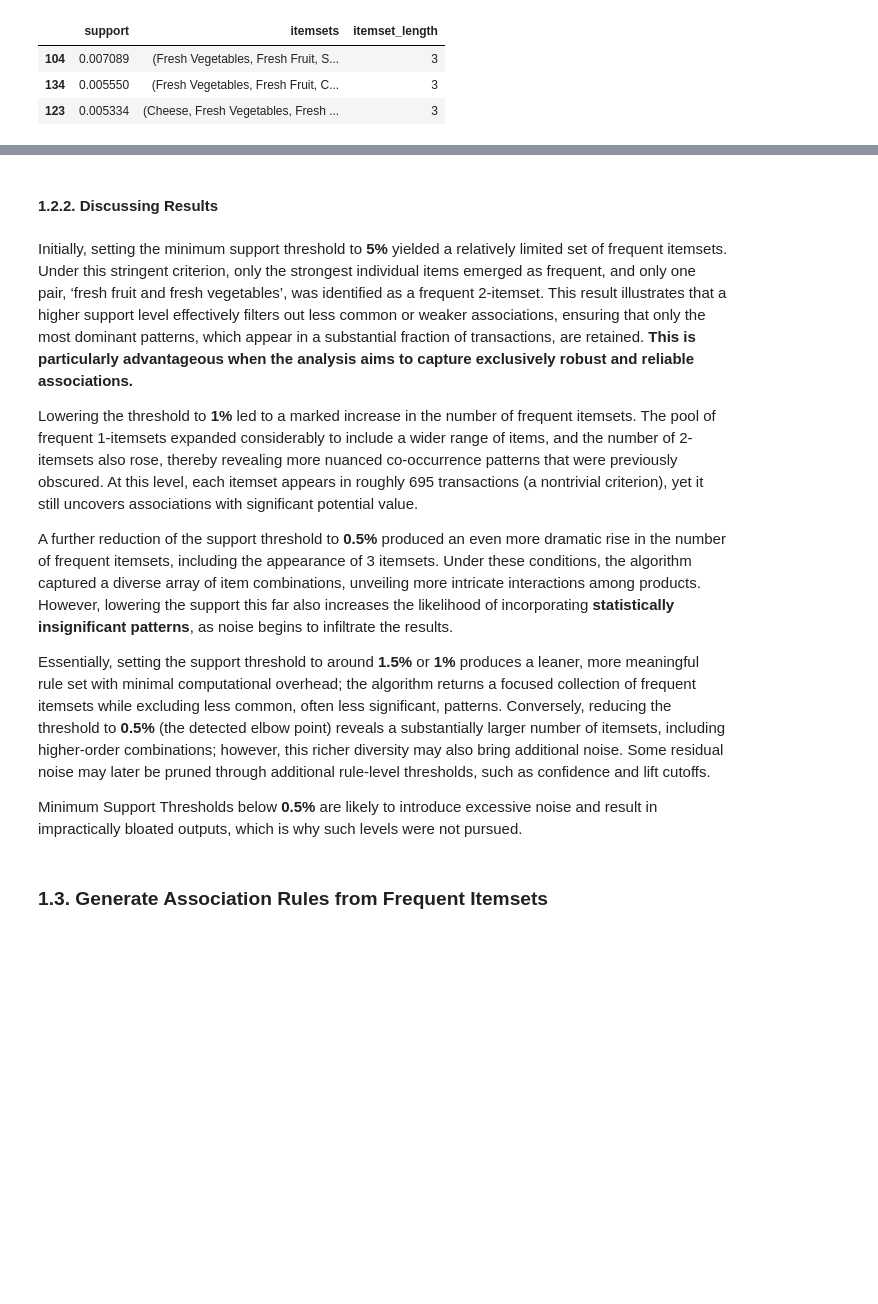
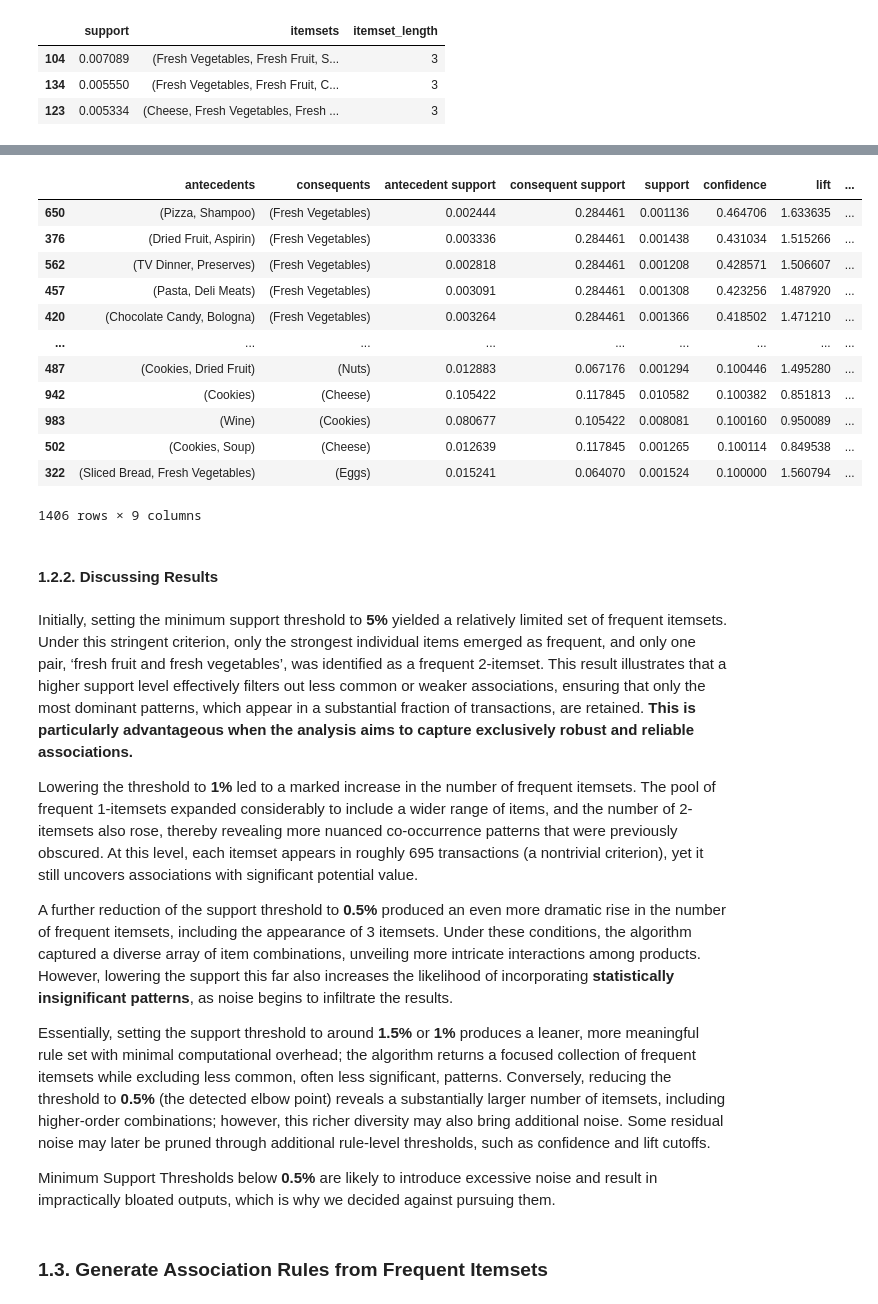
Before and after one commit to ijustsnapped/DataMine_PI, a Jupyter notebook: PD_202425_Project1/PD_202425_Project.ipynb, the cells around one changed output, grey strips where cells are left out. Cells and saved outputs as stored; diff of their text form; code cells hidden in the pictures; blank space fills up the shorter version.

```diff
--- a/PD_202425_Project1/PD_202425_Project.ipynb
+++ b/PD_202425_Project1/PD_202425_Project.ipynb
@@ -643,3 +777,21 @@ Frequent itemsets of 3 items
+# %%
+rules = association_rules(frequent_subsets, metric="confidence", min_threshold=0.1)
+rules.sort_values(by="confidence", ascending=False, inplace=True)
+rules
+# %% [output]
+|  | antecedents | consequents | antecedent support | consequent support | support | confidence | lift | ... |
+| 650 | (Pizza, Shampoo) | (Fresh Vegetables) | 0.002444 | 0.284461 | 0.001136 | 0.464706 | 1.633635 | ... |
+| 376 | (Dried Fruit, Aspirin) | (Fresh Vegetables) | 0.003336 | 0.284461 | 0.001438 | 0.431034 | 1.515266 | ... |
+| 562 | (TV Dinner, Preserves) | (Fresh Vegetables) | 0.002818 | 0.284461 | 0.001208 | 0.428571 | 1.506607 | ... |
+| 457 | (Pasta, Deli Meats) | (Fresh Vegetables) | 0.003091 | 0.284461 | 0.001308 | 0.423256 | 1.487920 | ... |
+| 420 | (Chocolate Candy, Bologna) | (Fresh Vegetables) | 0.003264 | 0.284461 | 0.001366 | 0.418502 | 1.471210 | ... |
+| ... | ... | ... | ... | ... | ... | ... | ... | ... |
+| 487 | (Cookies, Dried Fruit) | (Nuts) | 0.012883 | 0.067176 | 0.001294 | 0.100446 | 1.495280 | ... |
+| 942 | (Cookies) | (Cheese) | 0.105422 | 0.117845 | 0.010582 | 0.100382 | 0.851813 | ... |
+| 983 | (Wine) | (Cookies) | 0.080677 | 0.105422 | 0.008081 | 0.100160 | 0.950089 | ... |
+| 502 | (Cookies, Soup) | (Cheese) | 0.012639 | 0.117845 | 0.001265 | 0.100114 | 0.849538 | ... |
+| 322 | (Sliced Bread, Fresh Vegetables) | (Eggs) | 0.015241 | 0.064070 | 0.001524 | 0.100000 | 1.560794 | ... |
+1406 rows × 9 columns
 # %% [markdown]
 #### 1.2.2. Discussing Results
 # %% [markdown]
@@ -651,6 +803,6 @@ A further reduction of the support threshold to **0.5%** produced an even more d
 
 Essentially, setting the support threshold to around **1.5%** or **1%** produces a leaner, more meaningful rule set with minimal computational overhead; the algorithm returns a focused collection of frequent itemsets while excluding less common, often less significant, patterns. Conversely, reducing the threshold to **0.5%** (the detected elbow point) reveals a substantially larger number of itemsets, including higher-order combinations; however, this richer diversity may also bring additional noise. Some residual noise may later be pruned through additional rule-level thresholds, such as confidence and lift cutoffs.
 
-Minimum Support Thresholds below **0.5%** are likely to introduce excessive noise and result in impractically bloated outputs, which is why such levels were not pursued.
+Minimum Support Thresholds below **0.5%** are likely to introduce excessive noise and result in impractically bloated outputs, which is why we decided against pursuing them.
 # %% [markdown]
 ### 1.3. Generate Association Rules from Frequent Itemsets
```
Also changed, not shown: parts of 20 cells of this notebook, 1 other file.
